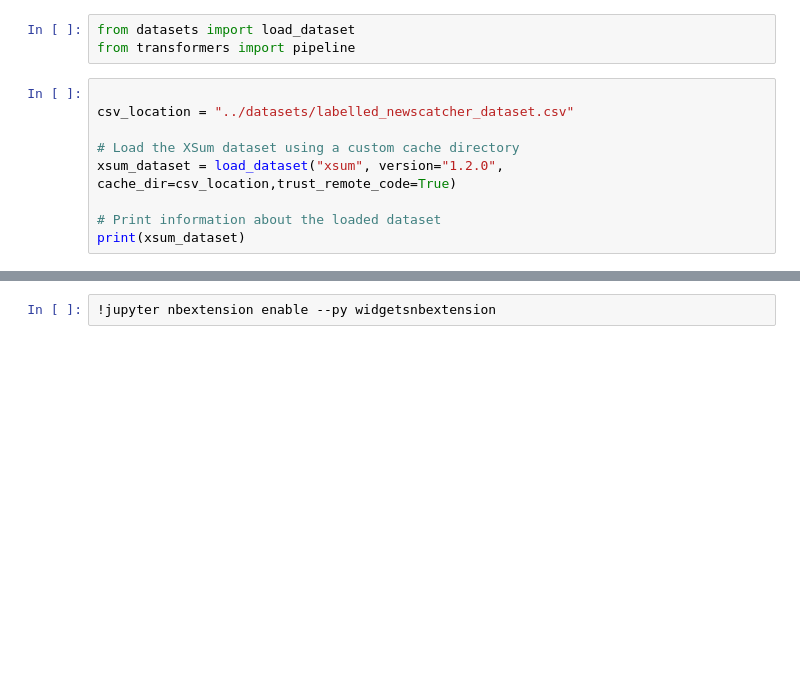
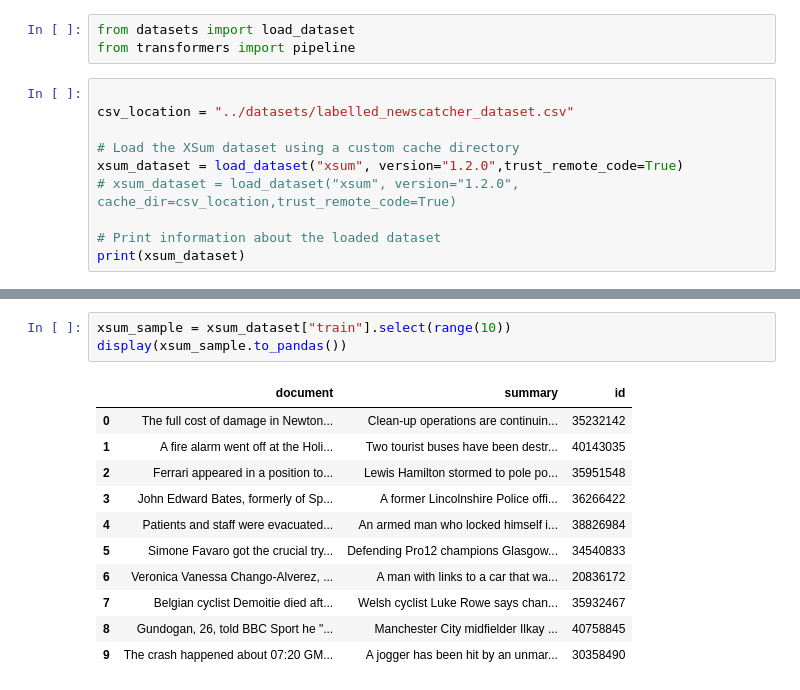
Before and after one commit to iffishells/LLM, a Jupyter notebook: llm-02-application-with-LLM/llm-01-wiht-hugging-face.ipynb, the cells around one changed output, grey strips where cells are left out. Saved outputs shown, nothing was run; the diff lists cells and outputs as text; blank space fills up the shorter version.

```diff
--- a/llm-02-application-with-LLM/llm-01-wiht-hugging-face.ipynb
+++ b/llm-02-application-with-LLM/llm-01-wiht-hugging-face.ipynb
@@ -6,7 +6,8 @@ from transformers import pipeline
 csv_location = "../datasets/labelled_newscatcher_dataset.csv"
 
 # Load the XSum dataset using a custom cache directory
-xsum_dataset = load_dataset("xsum", version="1.2.0", cache_dir=csv_location,trust_remote_code=True)
+xsum_dataset = load_dataset("xsum", version="1.2.0",trust_remote_code=True)
+# xsum_dataset = load_dataset("xsum", version="1.2.0", cache_dir=csv_location,trust_remote_code=True)
 
 # Print information about the loaded dataset
 print(xsum_dataset)
@@ -15,2 +29,15 @@ File '../datasets/labelled_newscatcher_dataset.csv' already exists. Handling acc
 # %%
-!jupyter nbextension enable --py widgetsnbextension
+xsum_sample = xsum_dataset["train"].select(range(10))
+display(xsum_sample.to_pandas())
+# %% [output]
+|  | document | summary | id |
+| 0 | The full cost of damage in Newton... | Clean-up operations are continuin... | 35232142 |
+| 1 | A fire alarm went off at the Holi... | Two tourist buses have been destr... | 40143035 |
+| 2 | Ferrari appeared in a position to... | Lewis Hamilton stormed to pole po... | 35951548 |
+| 3 | John Edward Bates, formerly of Sp... | A former Lincolnshire Police offi... | 36266422 |
+| 4 | Patients and staff were evacuated... | An armed man who locked himself i... | 38826984 |
+| 5 | Simone Favaro got the crucial try... | Defending Pro12 champions Glasgow... | 34540833 |
+| 6 | Veronica Vanessa Chango-Alverez, ... | A man with links to a car that wa... | 20836172 |
+| 7 | Belgian cyclist Demoitie died aft... | Welsh cyclist Luke Rowe says chan... | 35932467 |
+| 8 | Gundogan, 26, told BBC Sport he "... | Manchester City midfielder Ilkay ... | 40758845 |
+| 9 | The crash happened about 07:20 GM... | A jogger has been hit by an unmar... | 30358490 |
```
Also changed, not shown: parts of 2 cells of this notebook, 4 other files.
